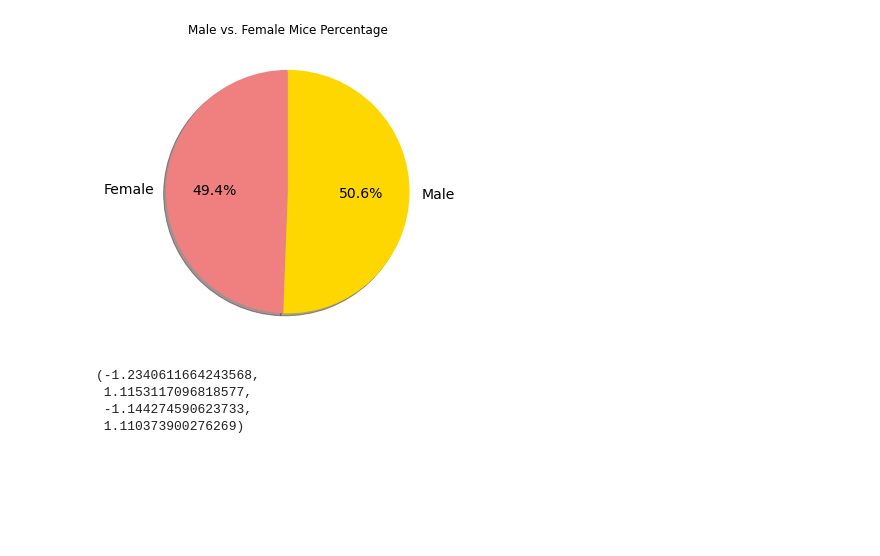
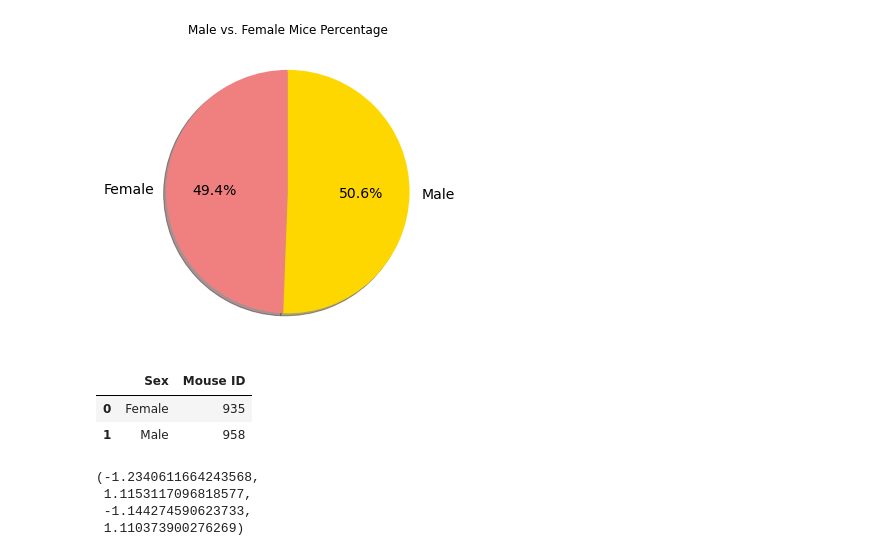
Before and after one commit to jagnoor/Matplotlib-The-Power-of-Plots, a Jupyter notebook: Matplotlib-Instructions/Pymaceuticals/pymaceuticals.ipynb, the cells around one changed output. Drawn from its saved outputs; the diff is of its cells as text; code cells hidden in the pictures; blank space fills up the shorter version.

```diff
--- a/Matplotlib-Instructions/Pymaceuticals/pymaceuticals.ipynb
+++ b/Matplotlib-Instructions/Pymaceuticals/pymaceuticals.ipynb
@@ -205,6 +205,12 @@ plt.ylabel("")
 # %% [output]
 Text(0, 0.5, '')
 [figure]
+# %%
+gender_df
+# %% [output]
+|  | Sex | Mouse ID |
+| 0 | Female | 935 |
+| 1 | Male | 958 |
 # %%
 # Generate a pie plot showing the distribution of female versus male mice using pyplot
 
```
Also changed, not shown: parts of 2 cells of this notebook, 1 other file.
